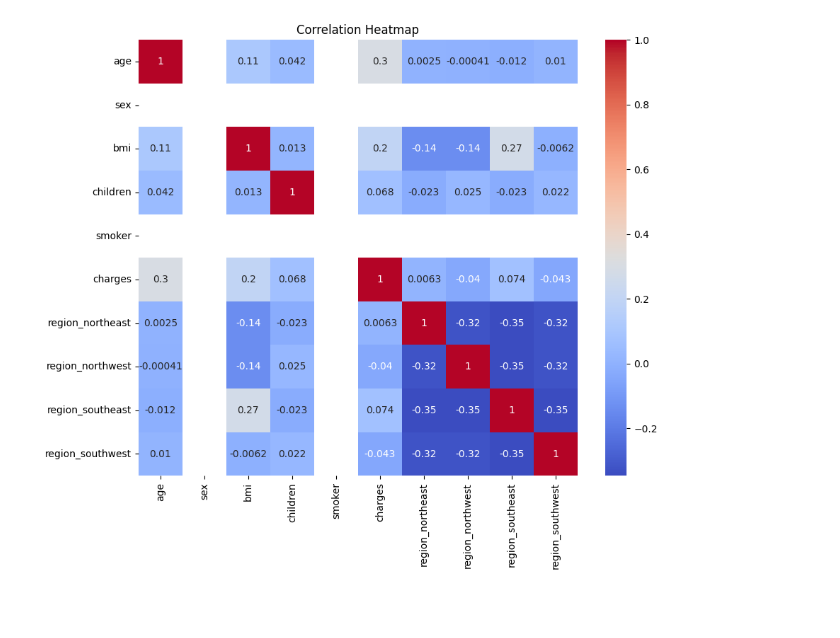
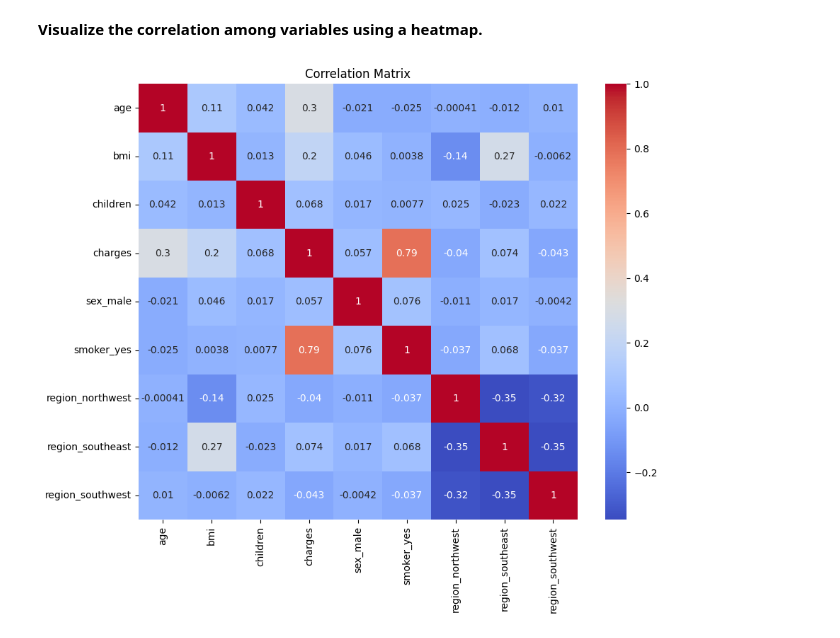
Before and after one commit to albinjoseph229/Python, a Jupyter notebook: jupyter_note_programs/regression.ipynb, the cells around one changed output. Drawn from its saved outputs; the diff is of its cells as text; code cells hidden in the pictures; blank space fills up the shorter version.

```diff
--- a/jupyter_note_programs/regression.ipynb
+++ b/jupyter_note_programs/regression.ipynb
@@ -41,9 +22,7 @@ file_path = '/content/drive/My Drive/PythonDatasets/insurance.csv'
 # %%
-# prompt: how to print the content of csv file
+# Load the dataset
+data = pd.read_csv(file_path)
 
-# Load the dataset
-df = pd.read_csv(file_path)
-
-# Print the first few rows of the dataframe
-print(df.head())
+# Display the first few rows of the dataset to ensure it's loaded correctly
+data.head()
 # %% [output]
@@ -77,0 +35,17 @@ memory usage: 73.3+ KB
+# %%
+# The needed preprocessing steps for this data
+
+# Check for missing values
+print(data.isnull().sum())
+
+# Handle missing values (if any)
+# Example: Fill missing values in 'bmi' with the mean
+data['bmi'].fillna(data['bmi'].mean(), inplace=True)
+
+# Encode categorical variables
+data = pd.get_dummies(data, columns=['sex', 'smoker', 'region'], drop_first=True)
+
+# Scale numerical features (if necessary)
+from sklearn.preprocessing import StandardScaler
+scaler = StandardScaler()
+data[['age', 'bmi', 'children']] = scaler.fit_transform(data[['age', 'bmi', 'children']])
@@ -78,23 +61,18 @@ memory usage: 73.3+ KB
+# %% [markdown]
+**Visualize the correlation among variables using a heatmap.**
 # %%
-#visualize the correlation among variables using a
+# Visualize the correlation among variables using a heatmap.
 
 import matplotlib.pyplot as plt
 import seaborn as sns
 
-# Convert 'sex' and 'smoker' columns to numerical representations
-df['sex'] = df['sex'].map({'male': 1, 'female': 0})
-df['smoker'] = df['smoker'].map({'yes': 1, 'no': 0})
+# Calculate the correlation matrix
+corr_matrix = data.corr()
 
-# Convert 'region' column to numerical representation using one-hot encoding
-df = pd.get_dummies(df, columns=['region'])
-
-# Calculate the correlation matrix
-corr_matrix = df.corr()
-
-# Create a heatmap
+# Create the heatmap
 plt.figure(figsize=(10, 8))
 sns.heatmap(corr_matrix, annot=True, cmap='coolwarm')
-plt.title('Correlation Heatmap')
+plt.title('Correlation Matrix')
 plt.show()
 # %% [output]
-[figure, old version]
+[figure, new version]
```
Also changed, not shown: parts of 13 cells of this notebook.
